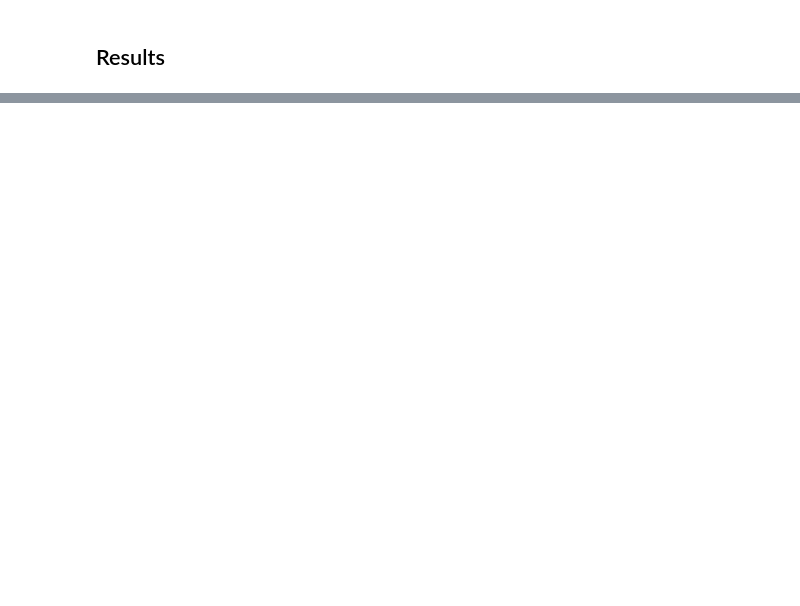
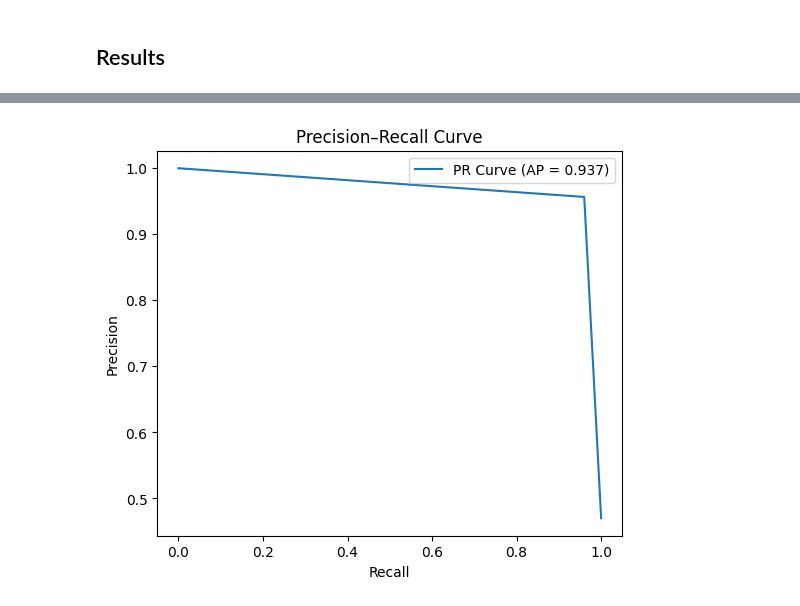
Before and after one commit to Narenyadav0929/NetworkSecurity, a Jupyter notebook: notebooks/Model_trainner.ipynb, the cells around one changed output, grey strips where cells are left out. Drawn from its saved outputs; the diff is of its cells as text; code cells hidden in the pictures; blank space fills up the shorter version.

```diff
--- a/notebooks/Model_trainner.ipynb
+++ b/notebooks/Model_trainner.ipynb
@@ -208,0 +226,13 @@ print(" Accuracy of the model is %.2f" %score)
+# %%
+precision, recall, _ = precision_recall_curve(y_test, y_pred)
+avg_precision = average_precision_score(y_test, y_pred)
+
+plt.figure(figsize=(6,5))
+plt.plot(recall, precision, label=f"PR Curve (AP = {avg_precision:.3f})")
+plt.xlabel("Recall")
+plt.ylabel("Precision")
+plt.title("Precision–Recall Curve")
+plt.legend()
+plt.show()
+# %% [output]
+[figure, added]
```
Also changed, not shown: parts of 6 cells of this notebook, 1 other file.
